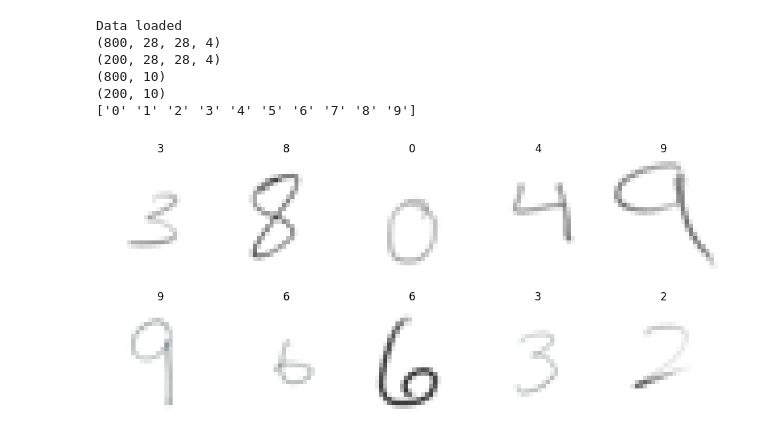
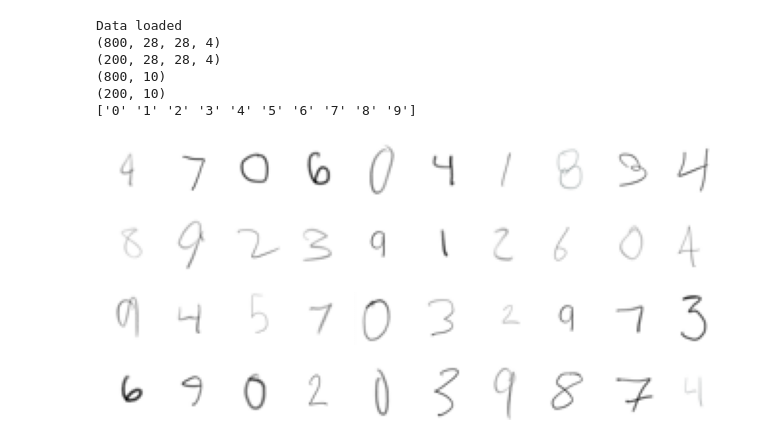
Before and after one commit to LingT03/M-SU-NIST-, a Jupyter notebook: MSUnist.ipynb, the cells around one changed output. Drawn from its saved outputs; the diff is of its cells as text; code cells hidden in the pictures.

```diff
--- a/MSUnist.ipynb
+++ b/MSUnist.ipynb
@@ -124,19 +124,19 @@ Data loaded
 ['0' '1' '2' '3' '4' '5' '6' '7' '8' '9']
 # %%
 # print a random sample images
-fig, axes = plt.subplots(2, 5, figsize=(10, 5))
+fig, axes = plt.subplots(4, 10, figsize=(10, 5))
 axes = axes.ravel()
 
-for i in range(10):
+for i in range(40):
     idx = np.random.randint(0, X_train.shape[0])
     axes[i].imshow(X_train[idx])
-    axes[i].set_title(classes[np.argmax(y_train[idx])])
+    #axes[i].set_title(classes[np.argmax(y_train[idx])])
     axes[i].axis('off')
 
 plt.tight_layout()
 plt.show()
 # %% [output]
-[figure, old version]
+[figure, new version]
 # %%
 # data augmentation
 datagen = ImageDataGenerator(
```
Also changed, not shown: parts of 6 cells of this notebook, 2 other files.
